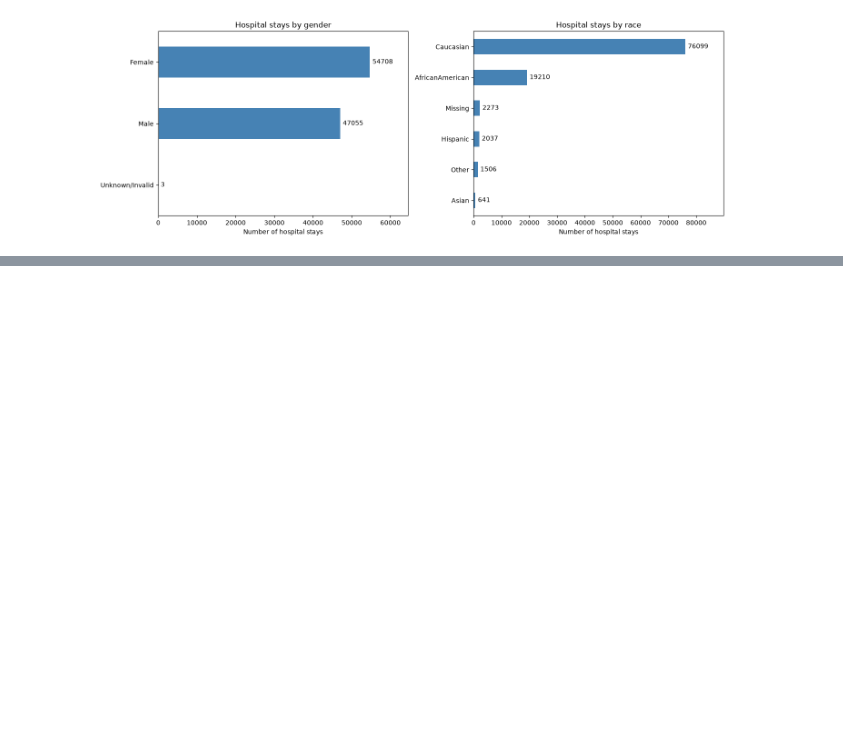
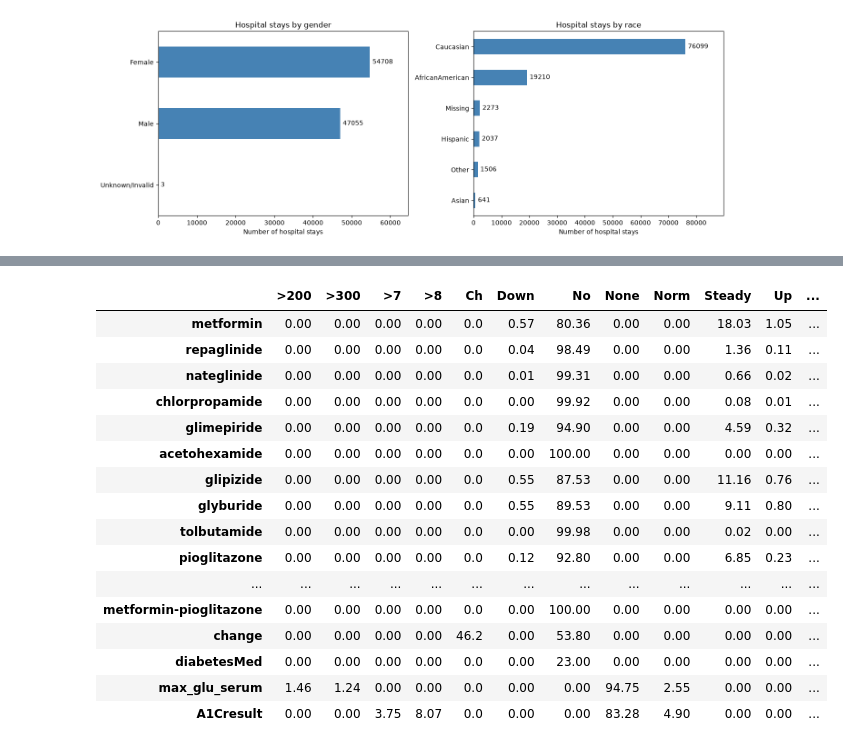
Before and after one commit to AhmadAssi1/healthequity-agent, a Jupyter notebook: notebooks/exploration.ipynb, the cells around one changed output, grey strips where cells are left out. Cells and saved outputs as stored; diff of their text form; code cells hidden in the pictures; blank space fills up the shorter version.

```diff
--- a/notebooks/exploration.ipynb
+++ b/notebooks/exploration.ipynb
@@ -297,0 +446,4 @@ Name: accuracy_score, dtype: float64
+# %%
+for column in ["examide", "citoglipton", "gender"]:
+    print(f"\n{column}:")
+    print(df_work[column].value_counts(dropna=False))
@@ -297,0 +477,4 @@ Name: accuracy_score, dtype: float64
+# %%
+for column in ["age", "race", "payer_code"]:
+    print(f"\n{column}:")
+    print(df_work[column].value_counts(dropna=False))
@@ -297,0 +517,8 @@ Name: accuracy_score, dtype: float64
+# %%
+for column in [
+    "admission_type_id",
+    "discharge_disposition_id",
+    "admission_source_id",
+]:
+    print(f"\n{column}:")
+    print(df_work[column].value_counts(dropna=False).sort_index())
@@ -297,0 +563,6 @@ Name: accuracy_score, dtype: float64
+# %%
+for column in ["medical_specialty", "diag_1", "diag_2", "diag_3"]:
+    print(f"\n{column}")
+    print("Unique values:", df_work[column].nunique())
+    print("Missing %:", round(df_work[column].isna().mean() * 100, 2))
+    print(df_work[column].value_counts(dropna=False).head(10))
@@ -297,0 +606,41 @@ Name: accuracy_score, dtype: float64
+# %%
+medication_cols = [
+    "metformin", "repaglinide", "nateglinide", "chlorpropamide",
+    "glimepiride", "acetohexamide", "glipizide", "glyburide",
+    "tolbutamide", "pioglitazone", "rosiglitazone", "acarbose",
+    "miglitol", "troglitazone", "tolazamide", "examide",
+    "citoglipton", "insulin", "glyburide-metformin",
+    "glipizide-metformin", "glimepiride-pioglitazone",
+    "metformin-rosiglitazone", "metformin-pioglitazone",
+]
+
+columns_to_check = medication_cols + [
+    "change", "diabetesMed", "max_glu_serum", "A1Cresult",
+]
+
+category_percentages = pd.DataFrame({
+    column: df_work[column].value_counts(
+        normalize=True, dropna=False
+    ) * 100
+    for column in columns_to_check
+}).T.fillna(0)
+
+category_percentages.round(2)
+# %% [output]
+|  | >200 | >300 | >7 | >8 | Ch | Down | No | None | Norm | Steady | Up | ... |
+| metformin | 0.00 | 0.00 | 0.00 | 0.00 | 0.0 | 0.57 | 80.36 | 0.00 | 0.00 | 18.03 | 1.05 | ... |
+| repaglinide | 0.00 | 0.00 | 0.00 | 0.00 | 0.0 | 0.04 | 98.49 | 0.00 | 0.00 | 1.36 | 0.11 | ... |
+| nateglinide | 0.00 | 0.00 | 0.00 | 0.00 | 0.0 | 0.01 | 99.31 | 0.00 | 0.00 | 0.66 | 0.02 | ... |
+| chlorpropamide | 0.00 | 0.00 | 0.00 | 0.00 | 0.0 | 0.00 | 99.92 | 0.00 | 0.00 | 0.08 | 0.01 | ... |
+| glimepiride | 0.00 | 0.00 | 0.00 | 0.00 | 0.0 | 0.19 | 94.90 | 0.00 | 0.00 | 4.59 | 0.32 | ... |
+| acetohexamide | 0.00 | 0.00 | 0.00 | 0.00 | 0.0 | 0.00 | 100.00 | 0.00 | 0.00 | 0.00 | 0.00 | ... |
+| glipizide | 0.00 | 0.00 | 0.00 | 0.00 | 0.0 | 0.55 | 87.53 | 0.00 | 0.00 | 11.16 | 0.76 | ... |
+| glyburide | 0.00 | 0.00 | 0.00 | 0.00 | 0.0 | 0.55 | 89.53 | 0.00 | 0.00 | 9.11 | 0.80 | ... |
+| tolbutamide | 0.00 | 0.00 | 0.00 | 0.00 | 0.0 | 0.00 | 99.98 | 0.00 | 0.00 | 0.02 | 0.00 | ... |
+| pioglitazone | 0.00 | 0.00 | 0.00 | 0.00 | 0.0 | 0.12 | 92.80 | 0.00 | 0.00 | 6.85 | 0.23 | ... |
+| ... | ... | ... | ... | ... | ... | ... | ... | ... | ... | ... | ... | ... |
+| metformin-pioglitazone | 0.00 | 0.00 | 0.00 | 0.00 | 0.0 | 0.00 | 100.00 | 0.00 | 0.00 | 0.00 | 0.00 | ... |
+| change | 0.00 | 0.00 | 0.00 | 0.00 | 46.2 | 0.00 | 53.80 | 0.00 | 0.00 | 0.00 | 0.00 | ... |
+| diabetesMed | 0.00 | 0.00 | 0.00 | 0.00 | 0.0 | 0.00 | 23.00 | 0.00 | 0.00 | 0.00 | 0.00 | ... |
+| max_glu_serum | 1.46 | 1.24 | 0.00 | 0.00 | 0.0 | 0.00 | 0.00 | 94.75 | 2.55 | 0.00 | 0.00 | ... |
+| A1Cresult | 0.00 | 0.00 | 3.75 | 8.07 | 0.0 | 0.00 | 0.00 | 83.28 | 4.90 | 0.00 | 0.00 | ... |
```
Also changed, not shown: parts of 72 cells of this notebook, 5 other files.
